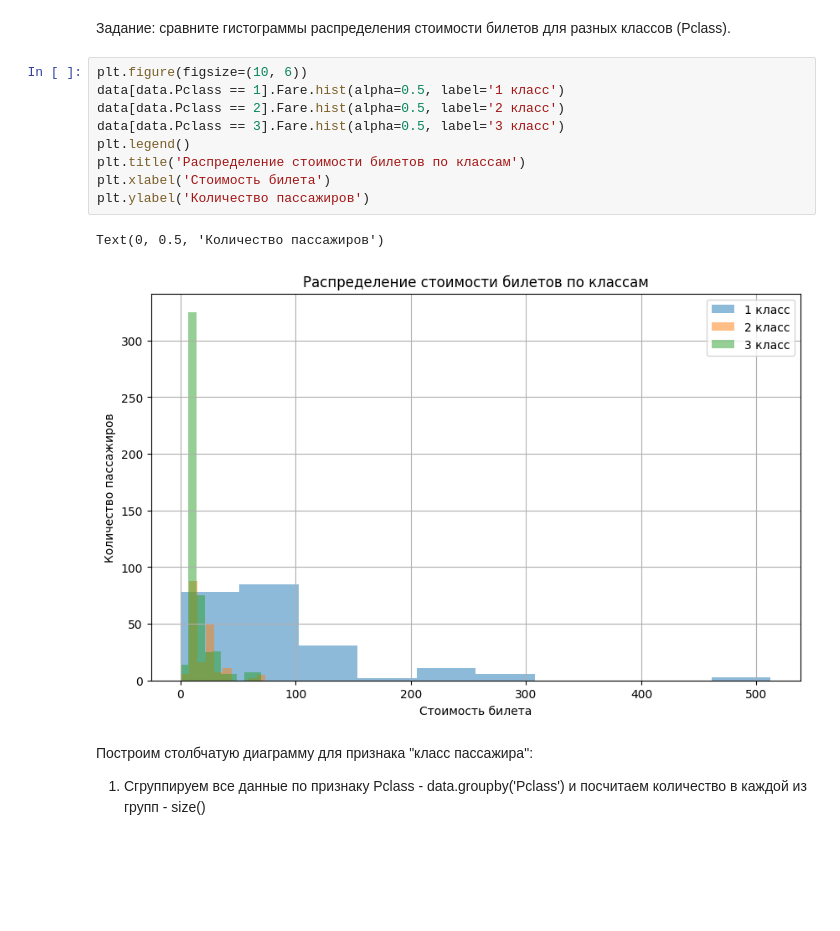
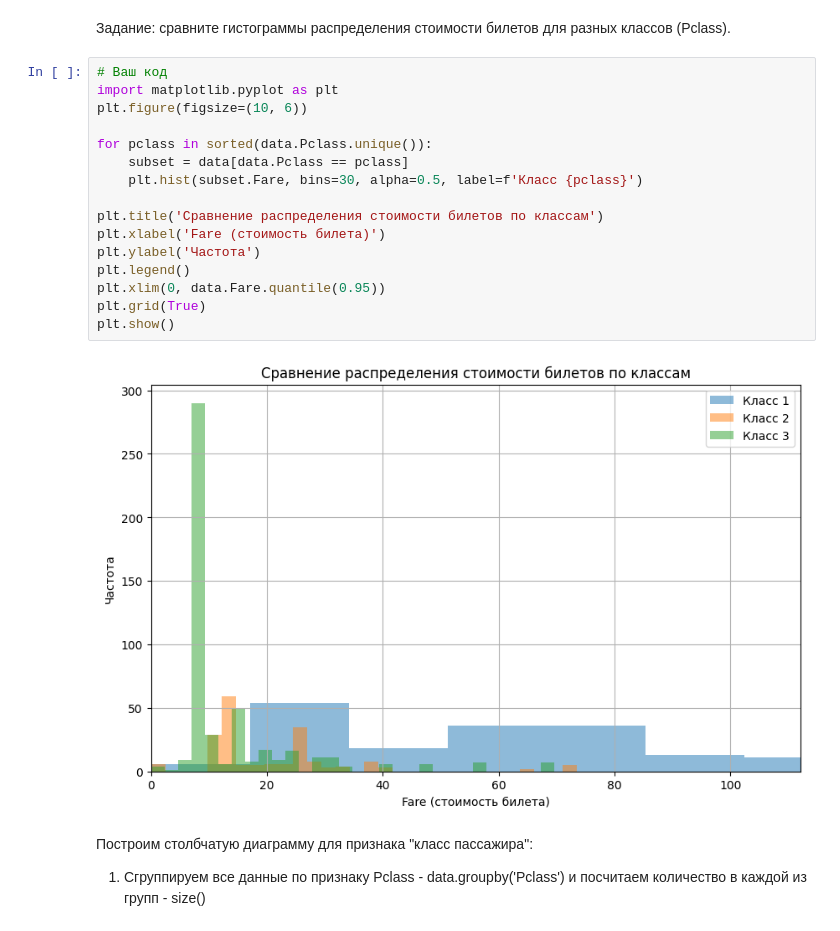
Before and after one commit to appling2024/MSP, a Jupyter notebook: Pandas/pandas (часть 1).ipynb, the cells around one changed output. Saved outputs shown, nothing was run; the diff lists cells and outputs as text; blank space fills up the shorter version.

```diff
--- a/Pandas/pandas (часть 1).ipynb
+++ b/Pandas/pandas (часть 1).ipynb
@@ -598,18 +598,24 @@ data.Fare.hist()
 [figure]
 # %% [markdown]
 Задание: сравните гистограммы распределения стоимости билетов для разных классов (Pclass).
-# %%
-plt.figure(figsize=(10, 6))
-data[data.Pclass == 1].Fare.hist(alpha=0.5, label='1 класс')
-data[data.Pclass == 2].Fare.hist(alpha=0.5, label='2 класс')
-data[data.Pclass == 3].Fare.hist(alpha=0.5, label='3 класс')
-plt.legend()
-plt.title('Распределение стоимости билетов по классам')
-plt.xlabel('Стоимость билета')
-plt.ylabel('Количество пассажиров')
-# %% [output]
-Text(0, 0.5, 'Количество пассажиров')
-[figure, removed]
+# %%
+# Ваш код
+import matplotlib.pyplot as plt
+plt.figure(figsize=(10, 6))
+
+for pclass in sorted(data.Pclass.unique()):
+    subset = data[data.Pclass == pclass]
+    plt.hist(subset.Fare, bins=30, alpha=0.5, label=f'Класс {pclass}')
+
+plt.title('Сравнение распределения стоимости билетов по классам')
+plt.xlabel('Fare (стоимость билета)')
+plt.ylabel('Частота')
+plt.legend()
+plt.xlim(0, data.Fare.quantile(0.95))
+plt.grid(True)
+plt.show()
+# %% [output]
+[figure, added]
 # %% [markdown]
 Построим столбчатую диаграмму для признака "класс пассажира":
 
```
Also changed, not shown: parts of 18 cells of this notebook, 15 other files.
